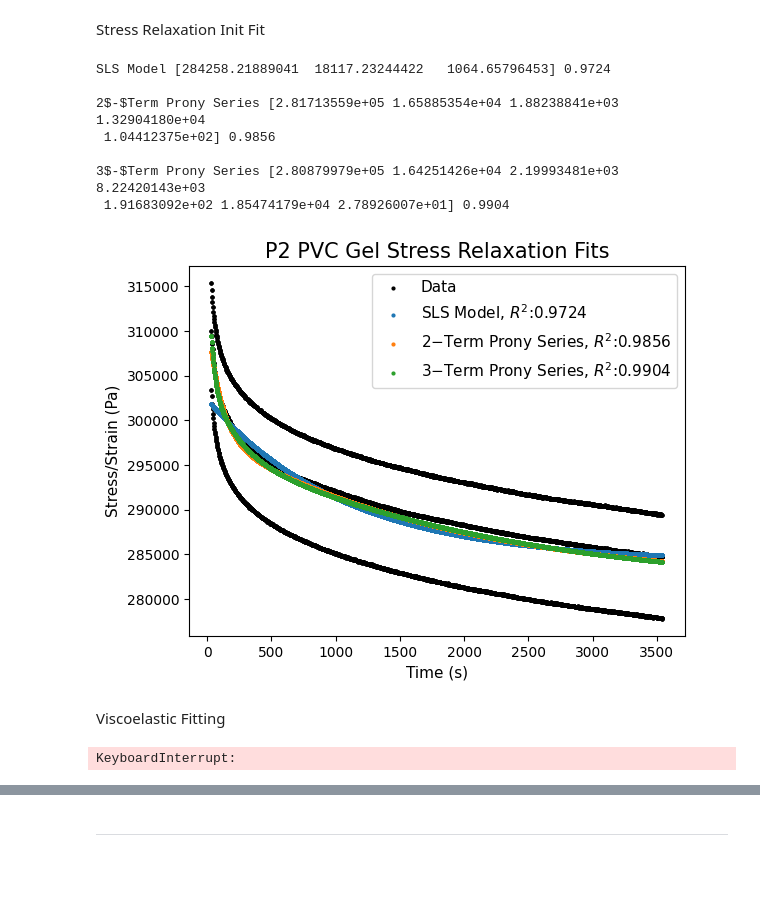
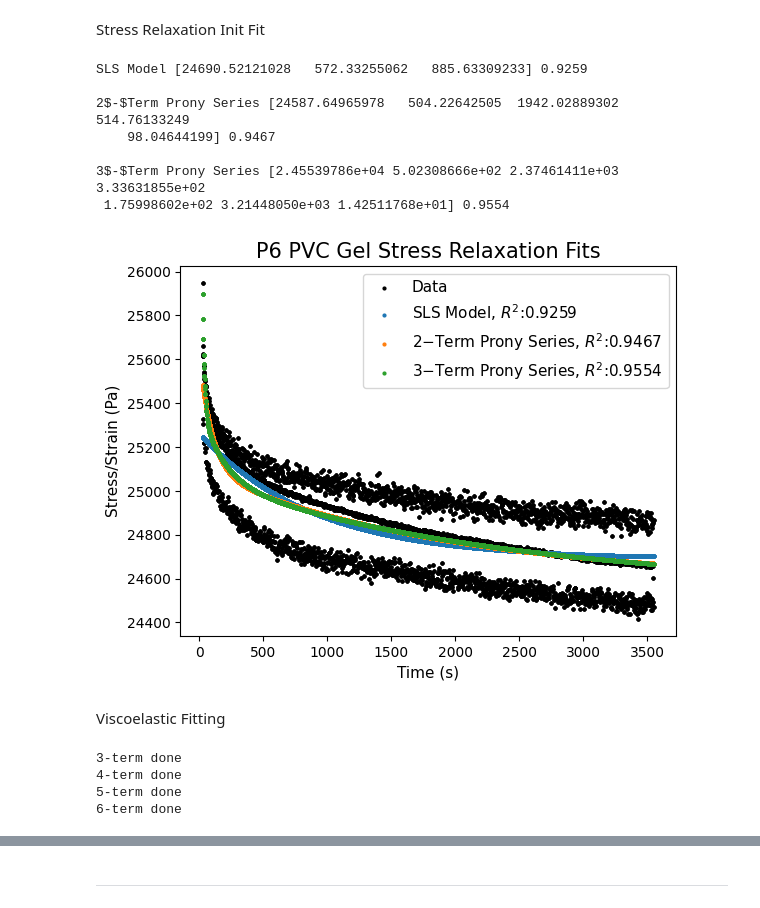
Before and after one commit to TheDuckenEngineer/PVC-Tensile-Experiment, a Jupyter notebook: Viscoelastic fitting.ipynb, the cells around one changed output, grey strips where cells are left out. Saved outputs shown, nothing was run; the diff lists cells and outputs as text; code cells hidden in the pictures; blank space fills up the shorter version.

```diff
--- a/Viscoelastic fitting.ipynb
+++ b/Viscoelastic fitting.ipynb
@@ -257,7 +257,7 @@ def StressRelaxFitting(modelBoundaries, plastiRatio):
                 expTimeFit = expTime[indexRange] - expTimeOffset
                 strainFit = strain[indexRange] - strainOffset
                 stressFit = stress[indexRange] - stressOffset
-                normStressFit = stressFit/strainFit/1.84
+                normStressFit = stressFit/strainFit/1.8
 
                 # fit each data set for normalized stress
                 params = FitModel(model, expTimeFit, normStressFit, boundaries)
@@ -298,43 +298,43 @@ def StressRelaxFitting(modelBoundaries, plastiRatio):
     plt.show()
 
 
-for i in ['P2']: #, 'P4','P6', 'P8']:
+for i in ['P6']: #, 'P4','P6', 'P8']:
     if i == 'P2':
         # P2 boundaries
         modelBoundaries = list([[(1e5, 1e6), (0.5e4, 1e5), (500, 1200)], # SLS
                                 [(1e5, 1e6), (0.5e4, 1e5), (1000, 2000), (1e3, 1e5), (50, 200)], # Proney 2 term
                                 [(1e5, 1e6), (0.5e4, 1e5), (1000, 2200), (1e3, 1e5), (90, 500), (1e3, 1e5), (15, 60)] # Proney 3 term
                                 ])
     elif i == 'P4':
         # P4 boundaries
         modelBoundaries = list([[(1e4, 5e5), (1e3, 2e4), (700, 1500)], # SLS
                                 [(1e4, 5e5), (0.5e3, 1e4), (1100, 2300), (0.1e3, 1e4), (50, 200)], # Proney 2 term
                                 [(1e4, 5e5), (1e3, 1e4), (1500, 2700), (1e3, 1e4), (125, 300), (1e2, 1e4), (10, 50)] # Proney 3 term
                                 ])
     elif i == 'P6':
         # P6 boundaries
         modelBoundaries = list([[(1e4, 1e5), (1e2, 5e3), (400, 1000)], # SLS
                                 [(1e4, 1e5), (1e2, 3e3), (1100, 2300), (1e2, 1e4), (50, 200)], # Proney 2 term
                                 [(1e4, 1e5), (1e2, 3e3), (1600, 2800), (1e2, 1e4), (120, 275), (1e2, 2e4), (10, 200)] # Proney 3 term
                                 ])
     else:
         # P8 boundaries
         modelBoundaries = list([[(1e4, 5e4), (10, 1e3), (600, 1500)], # SLS
                                 [(1e4, 5e4), (10, 1e3), (1000, 2300), (1e2, 1e3), (40, 220)], # Proney 2 term
                                 [(1e4, 5e5), (1e2, 1.5e3), (1700, 3000), (6e1, 1e4), (60, 275), (1e2, 1e5), (35.6, 200)] # Proney 3 term
                                 ])
 
     StressRelaxFitting(modelBoundaries, i)
     plt.show()
 # %% [output]
-SLS Model [284258.21889041  18117.23244422   1064.65796453] 0.9724
+SLS Model [24690.52121028   572.33255062   885.63309233] 0.9259
 
-2$-$Term Prony Series [2.81713559e+05 1.65885354e+04 1.88238841e+03 1.32904180e+04
- 1.04412375e+02] 0.9856
+2$-$Term Prony Series [24587.64965978   504.22642505  1942.02889302   514.76133249
+    98.04644199] 0.9467
 
-3$-$Term Prony Series [2.80879979e+05 1.64251426e+04 2.19993481e+03 8.22420143e+03
- 1.91683092e+02 1.85474179e+04 2.78926007e+01] 0.9904
+3$-$Term Prony Series [2.45539786e+04 5.02308666e+02 2.37461411e+03 3.33631855e+02
+ 1.75998602e+02 3.21448050e+03 1.42511768e+01] 0.9554
-[figure, old version]
+[figure, new version]
 # %% [markdown]
 Viscoelastic Fitting
 # %%
@@ -615,7 +615,7 @@ class Prony6Problem(BaseViscoProblem):
 # ---------------- Run Optimizations ----------------
 def RunPareto(problemClass, label):
     algorithm = DNSGA2(pop_size = 1000, eliminate_duplicates = False)
-    termination = MultiObjectiveSpaceTermination(tol = 0.002) # 0.002
+    termination = MultiObjectiveSpaceTermination(tol = 0.001) # 0.001
     result = minimize(problemClass(),
                       algorithm,
                       termination,
@@ -632,9 +632,9 @@ def RunPareto(problemClass, label):
 
 
 # defined boundaries
-plastiRatio = 'P8'
+plastiRatio = 'P2'
 if plastiRatio == 'P2':    #EInf    #E1      #tau1    #E2     #tau2   #E3    #tau3   #E4    #tau4   #E5    #tau5   #E6   #tau6
-    lowerBound = np.array([2.8e5,   1e2,     1.8e3,   3e1,    8e1,    1e2,   1e-3,   9e1,   1e-2,   6e3,   1e-1,   0,    1e-3])
+    lowerBound = np.array([2.8e5,   1.5e4,   1.8e3,   1e4,    8e1,    1e2,   1e-3,   9e3,   1e-2,   6e3,   1e-1,   0,    1e-3])
     upperBound = np.array([3.0e5,   5e4,     2.0e3,   3e4,    1e2,    7e4,   1e-2,   1e5,   1e-1,   5e4,   1e1,    3e4,  1e1])
 
 elif plastiRatio == 'P4':  #EInf    #E1      #tau1    #E2    #tau2   #E3     #tau3   #E4    #tau4   #E5    #tau5   #E6   #tau6
@@ -643,8 +643,8 @@ elif plastiRatio == 'P4':  #EInf    #E1      #tau1    #E2    #tau2   #E3     #ta
 
 
 elif plastiRatio == 'P6':  #EInf     #E1    #tau1    #E2     #tau2   #E3     #tau3   #E4    #tau4   #E5    #tau5   #E6   #tau6
-    lowerBound = np.array([2.35e4,   1e2,   1.8e3,   5e1,    8e1,    1e3,    1e-3,   3e2,   1e-2,   5e2,   1e-1,   0,    1e-3])
-    upperBound = np.array([2.50e4,   1e3,   2.0e3,   6e3,    1e2,    1e4,    1e-2,   1e4,   5e-1,   1e4,   1e1,    1e4,  1e1])
+    lowerBound = np.array([2.35e4,   1e2,   1.8e3,   5e1,    8e1,    1e3,    1e-3,   3e2,   1e-2,   1e2,   1e-1,   0,    1e-3])
+    upperBound = np.array([2.50e4,   1e3,   2.0e3,   6e3,    1e2,    1e4,    1e-2,   1e4,   5e-1,   2e3,   1e1,    1e4,  1e1])
 
 
 elif plastiRatio == 'P8':  #EInf    #E1     #tau1    #E2    #tau2    #E3     #tau3   #E4    #tau4   #E5    #tau5   #E6   #tau6
@@ -661,7 +661,7 @@ timeSort = relaxTime.argsort()
 relaxTime = relaxTime[timeSort]
 
 # scaling offset for the DMA P2 - 1.84; P4 - 1.84, P6 - 1.8: P8 - 1.87
-stressRelaxation = stressRelaxation[timeSort]/1.87
+stressRelaxation = stressRelaxation[timeSort]/1.8
 
 # locate DMA data per plasticizer content
 fileNames = [i for i in os.listdir(f'Data/Viscoelastic Data/DMA Data') if i.endswith('.xlsx') and i.find(plastiRatio) != -1]
@@ -672,8 +672,8 @@ omega, storageMod, lossMod = DMAData(fileNames, frequencyLim = 35)
 # sort DMA measurements
 omegaSort = omega.argsort()
 omega = omega[omegaSort]
-storageMod = storageMod[omegaSort]*3#*(25**2/23**2)
-lossMod = lossMod[omegaSort]*3#*(25**2/23**2)
+storageMod = storageMod[omegaSort]*3*(25**2/22.5**2)
+lossMod = lossMod[omegaSort]*3*(25**2/22.5**2)
 
 # run multi-objective function fitment
 # resSLS, dfSLS = RunPareto(SlsProblem, "SLS")
@@ -696,7 +696,10 @@ print('6-term done\n\n')
 #                 title = "Pareto Fronts: Multi-Objective Fit", color = df['Model'], opacity = 0.8, size_max = 10, size = np.ones(len(df)))
 # fig.show()
 # %% [output]
-KeyboardInterrupt:
+3-term done
+4-term done
+5-term done
+6-term done
 # %%
 """Optimal fitment plotter"""
 import warnings
```
Also changed, not shown: parts of 1 cell of this notebook.
